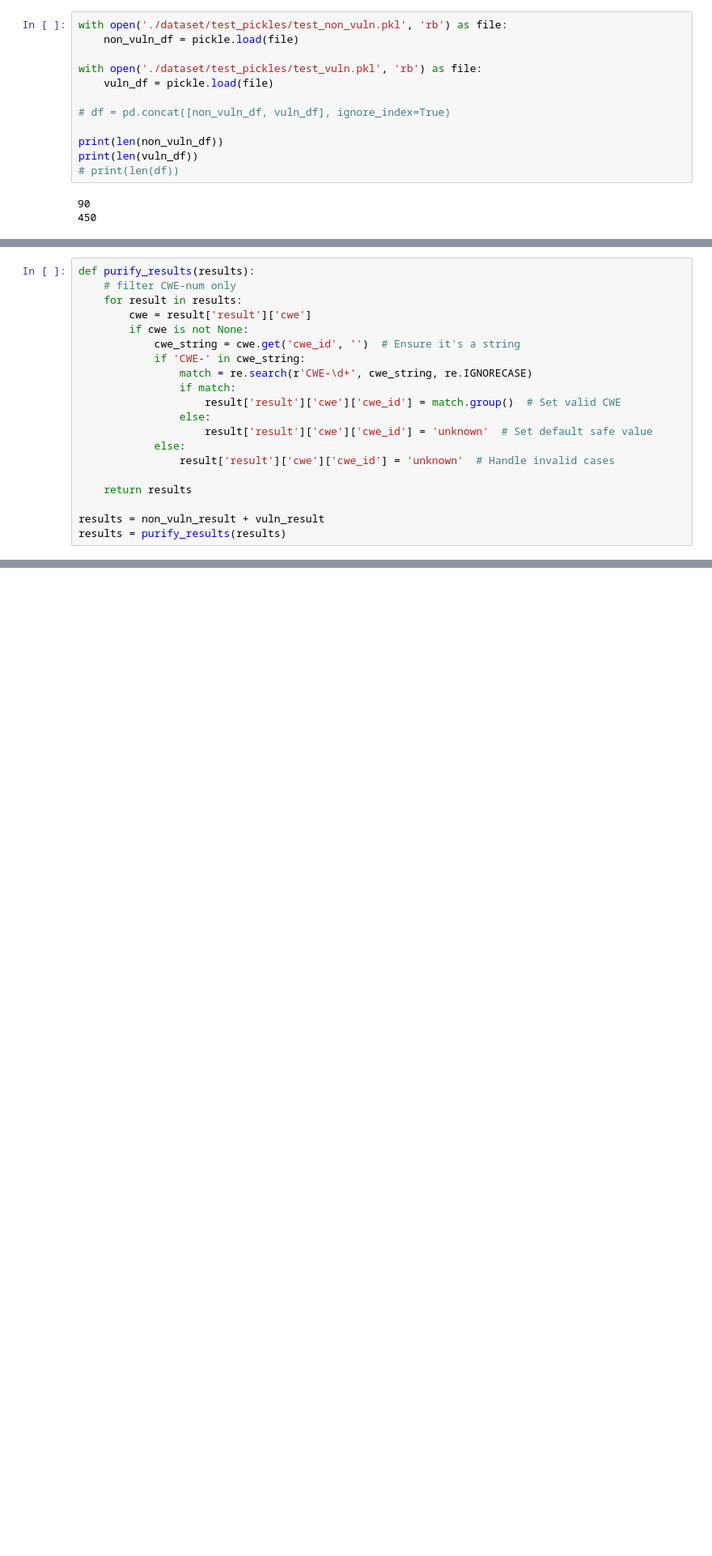
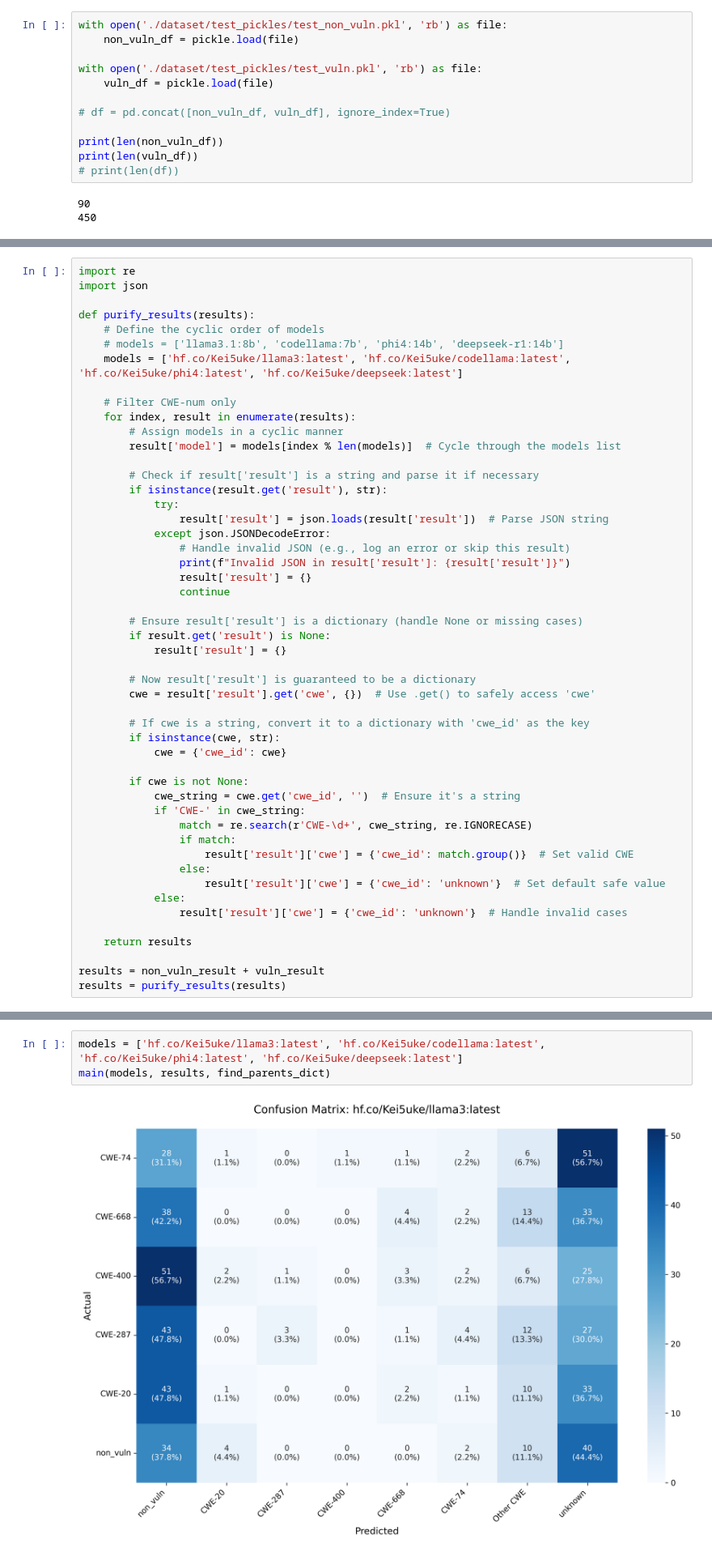
Before and after one commit to kei5uke/llm-code-vuln, a Jupyter notebook: result_analysis.ipynb, the cells around one changed output, grey strips where cells are left out. Shown at 81% size. Cells and saved outputs as stored; diff of their text form; blank space fills up the shorter version.

```diff
--- a/result_analysis.ipynb
+++ b/result_analysis.ipynb
@@ -88,18 +135,48 @@ for r in vuln_result:
 # %%
+import re
+import json
+
 def purify_results(results):
-    # filter CWE-num only
-    for result in results:
-        cwe = result['result']['cwe']
+    # Define the cyclic order of models
+    # models = ['llama3.1:8b', 'codellama:7b', 'phi4:14b', 'deepseek-r1:14b']
+    models = ['hf.co/Kei5uke/llama3:latest', 'hf.co/Kei5uke/codellama:latest', 'hf.co/Kei5uke/phi4:latest', 'hf.co/Kei5uke/deepseek:latest']
+
+    # Filter CWE-num only
+    for index, result in enumerate(results):
+        # Assign models in a cyclic manner
+        result['model'] = models[index % len(models)]  # Cycle through the models list
+
+        # Check if result['result'] is a string and parse it if necessary
+        if isinstance(result.get('result'), str):
+            try:
+                result['result'] = json.loads(result['result'])  # Parse JSON string
+            except json.JSONDecodeError:
+                # Handle invalid JSON (e.g., log an error or skip this result)
+                print(f"Invalid JSON in result['result']: {result['result']}")
+                result['result'] = {}
+                continue
+
+        # Ensure result['result'] is a dictionary (handle None or missing cases)
+        if result.get('result') is None:
+            result['result'] = {}
+
+        # Now result['result'] is guaranteed to be a dictionary
+        cwe = result['result'].get('cwe', {})  # Use .get() to safely access 'cwe'
+
+        # If cwe is a string, convert it to a dictionary with 'cwe_id' as the key
+        if isinstance(cwe, str):
+            cwe = {'cwe_id': cwe}
+
         if cwe is not None:
             cwe_string = cwe.get('cwe_id', '')  # Ensure it's a string
             if 'CWE-' in cwe_string:
                 match = re.search(r'CWE-\d+', cwe_string, re.IGNORECASE)
                 if match:
-                    result['result']['cwe']['cwe_id'] = match.group()  # Set valid CWE
+                    result['result']['cwe'] = {'cwe_id': match.group()}  # Set valid CWE
                 else:
-                    result['result']['cwe']['cwe_id'] = 'unknown'  # Set default safe value
+                    result['result']['cwe'] = {'cwe_id': 'unknown'}  # Set default safe value
             else:
-                result['result']['cwe']['cwe_id'] = 'unknown'  # Handle invalid cases
+                result['result']['cwe'] = {'cwe_id': 'unknown'}  # Handle invalid cases
 
     return results
 
@@ -323,0 +358,5 @@ unknown: TP=0, FP=3, FN=0, TN=537
+# %%
+models = ['hf.co/Kei5uke/llama3:latest', 'hf.co/Kei5uke/codellama:latest', 'hf.co/Kei5uke/phi4:latest', 'hf.co/Kei5uke/deepseek:latest']
+main(models, results, find_parents_dict)
+# %% [output]
+[figure, added]
```
Also changed, not shown: parts of 9 cells of this notebook, 19 other files.
